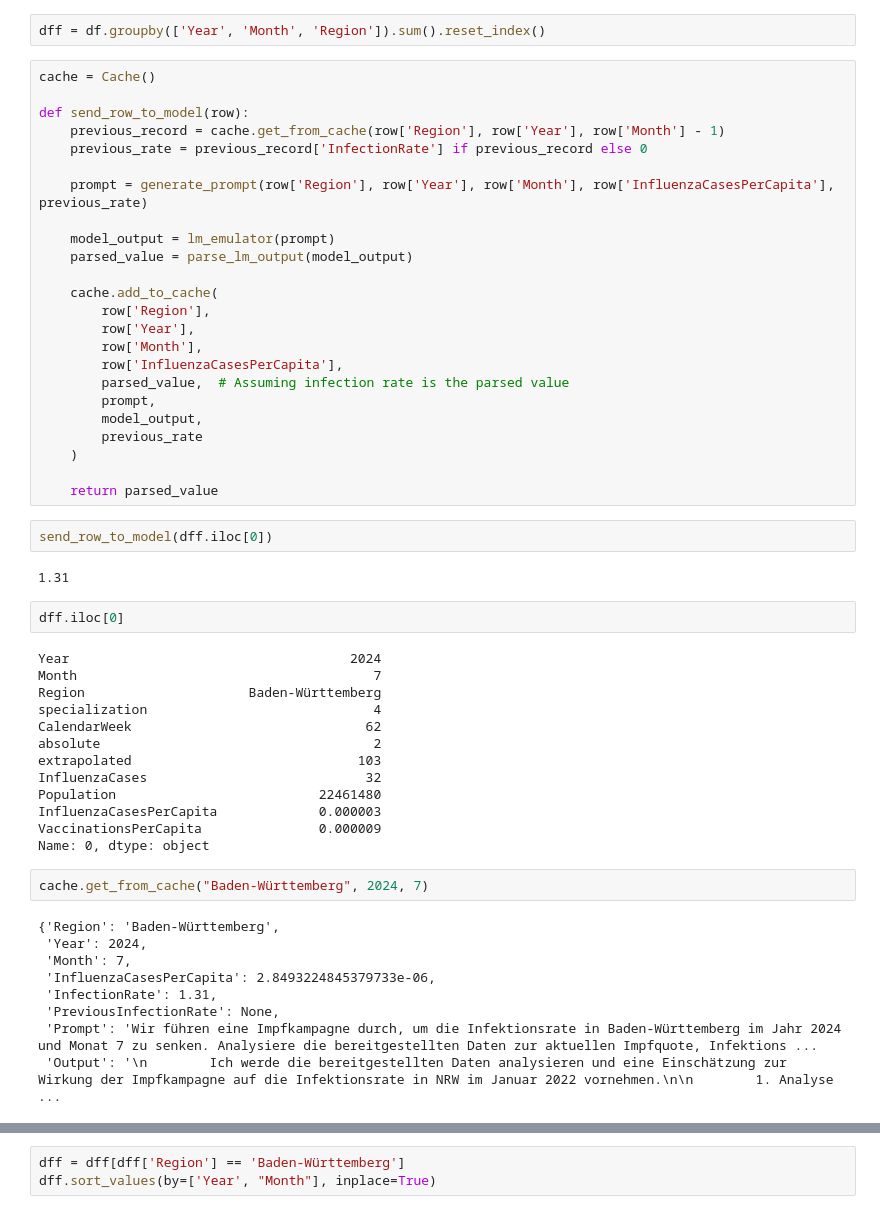
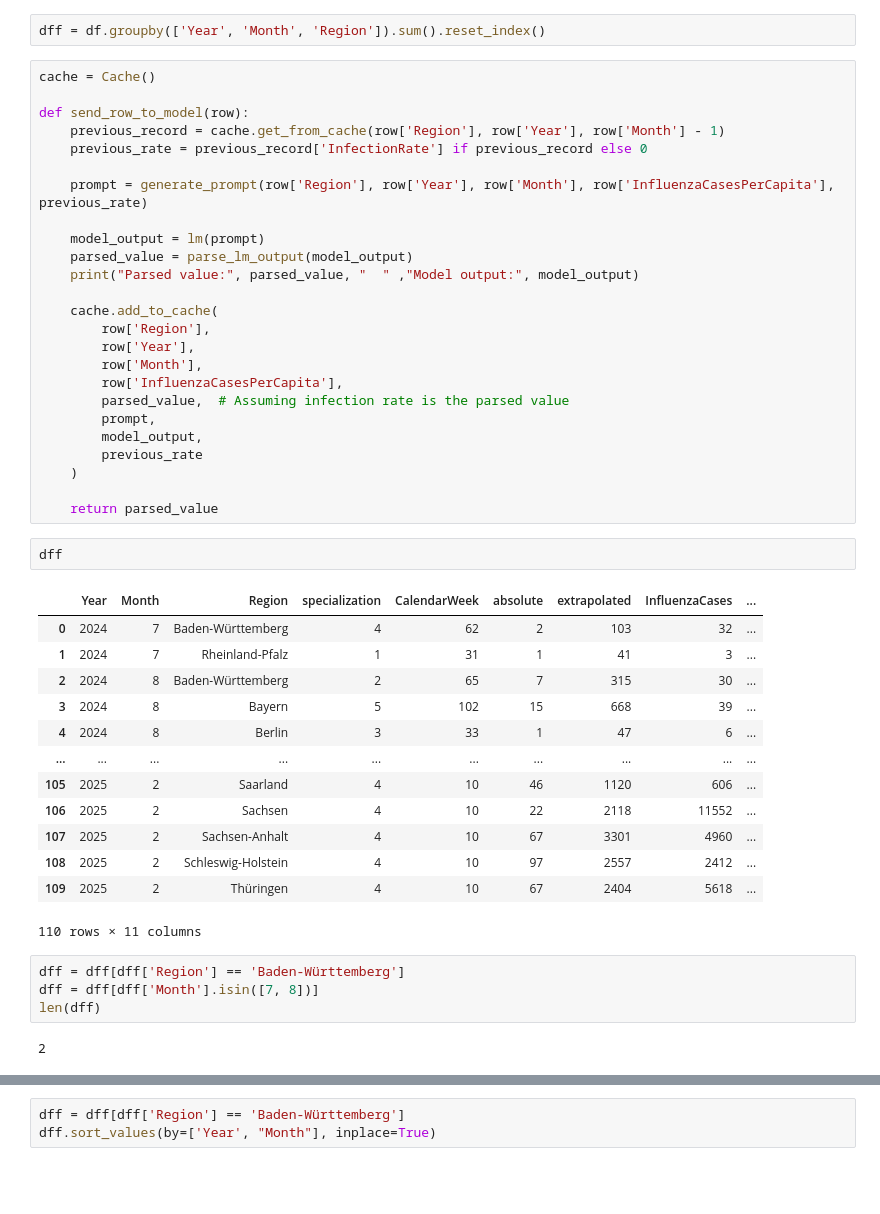
Before and after one commit to tubbers7/STADS_Datathon2025, a Jupyter notebook: promts.ipynb, the cells around one changed output, grey strips where cells are left out. Drawn from its saved outputs; the diff is of its cells as text; blank space fills up the shorter version.

```diff
--- a/promts.ipynb
+++ b/promts.ipynb
@@ -175,8 +201,9 @@ def send_row_to_model(row):
 
     prompt = generate_prompt(row['Region'], row['Year'], row['Month'], row['InfluenzaCasesPerCapita'], previous_rate)
 
-    model_output = lm_emulator(prompt)
+    model_output = lm(prompt)
     parsed_value = parse_lm_output(model_output)
+    print("Parsed value:", parsed_value, "  " ,"Model output:", model_output)
 
     cache.add_to_cache(
         row['Region'],
@@ -190,35 +217,27 @@ def send_row_to_model(row):
     )
 
     return parsed_value
-# %%
-send_row_to_model(dff.iloc[0])
-# %% [output]
-1.31
-# %%
-dff.iloc[0]
-# %% [output]
-Year                                    2024
-Month                                      7
-Region                     Baden-Württemberg
-specialization                             4
-CalendarWeek                              62
-absolute                                   2
-extrapolated                             103
-InfluenzaCases                            32
-Population                          22461480
-InfluenzaCasesPerCapita             0.000003
-VaccinationsPerCapita               0.000009
-Name: 0, dtype: object
-# %%
-cache.get_from_cache("Baden-Württemberg", 2024, 7)
-# %% [output]
-{'Region': 'Baden-Württemberg',
- 'Year': 2024,
- 'Month': 7,
- 'InfluenzaCasesPerCapita': 2.8493224845379733e-06,
- 'InfectionRate': 1.31,
- 'PreviousInfectionRate': None,
- 'Prompt': 'Wir führen eine Impfkampagne durch, um die Infektionsrate in Baden-Württemberg im Jahr 2024 und Monat 7 zu senken. Analysiere die bereitgestellten Daten zur aktuellen Impfquote, Infektions ...
- 'Output': '\n        Ich werde die bereitgestellten Daten analysieren und eine Einschätzung zur Wirkung der Impfkampagne auf die Infektionsrate in NRW im Januar 2022 vornehmen.\n\n        1. Analyse  ...
+# %%
+dff
+# %% [output]
+|  | Year | Month | Region | specialization | CalendarWeek | absolute | extrapolated | InfluenzaCases | ... |
+| 0 | 2024 | 7 | Baden-Württemberg | 4 | 62 | 2 | 103 | 32 | ... |
+| 1 | 2024 | 7 | Rheinland-Pfalz | 1 | 31 | 1 | 41 | 3 | ... |
+| 2 | 2024 | 8 | Baden-Württemberg | 2 | 65 | 7 | 315 | 30 | ... |
+| 3 | 2024 | 8 | Bayern | 5 | 102 | 15 | 668 | 39 | ... |
+| 4 | 2024 | 8 | Berlin | 3 | 33 | 1 | 47 | 6 | ... |
+| ... | ... | ... | ... | ... | ... | ... | ... | ... | ... |
+| 105 | 2025 | 2 | Saarland | 4 | 10 | 46 | 1120 | 606 | ... |
+| 106 | 2025 | 2 | Sachsen | 4 | 10 | 22 | 2118 | 11552 | ... |
+| 107 | 2025 | 2 | Sachsen-Anhalt | 4 | 10 | 67 | 3301 | 4960 | ... |
+| 108 | 2025 | 2 | Schleswig-Holstein | 4 | 10 | 97 | 2557 | 2412 | ... |
+| 109 | 2025 | 2 | Thüringen | 4 | 10 | 67 | 2404 | 5618 | ... |
+110 rows × 11 columns
+# %%
+dff = dff[dff['Region'] == 'Baden-Württemberg']
+dff = dff[dff['Month'].isin([7, 8])]
+len(dff)
+# %% [output]
+2
 # %%
 dff['predicted_value'] = dff.apply(lambda x: send_row_to_model(x), axis=1)
```
Also changed, not shown: parts of 9 cells of this notebook, 3 other files.
